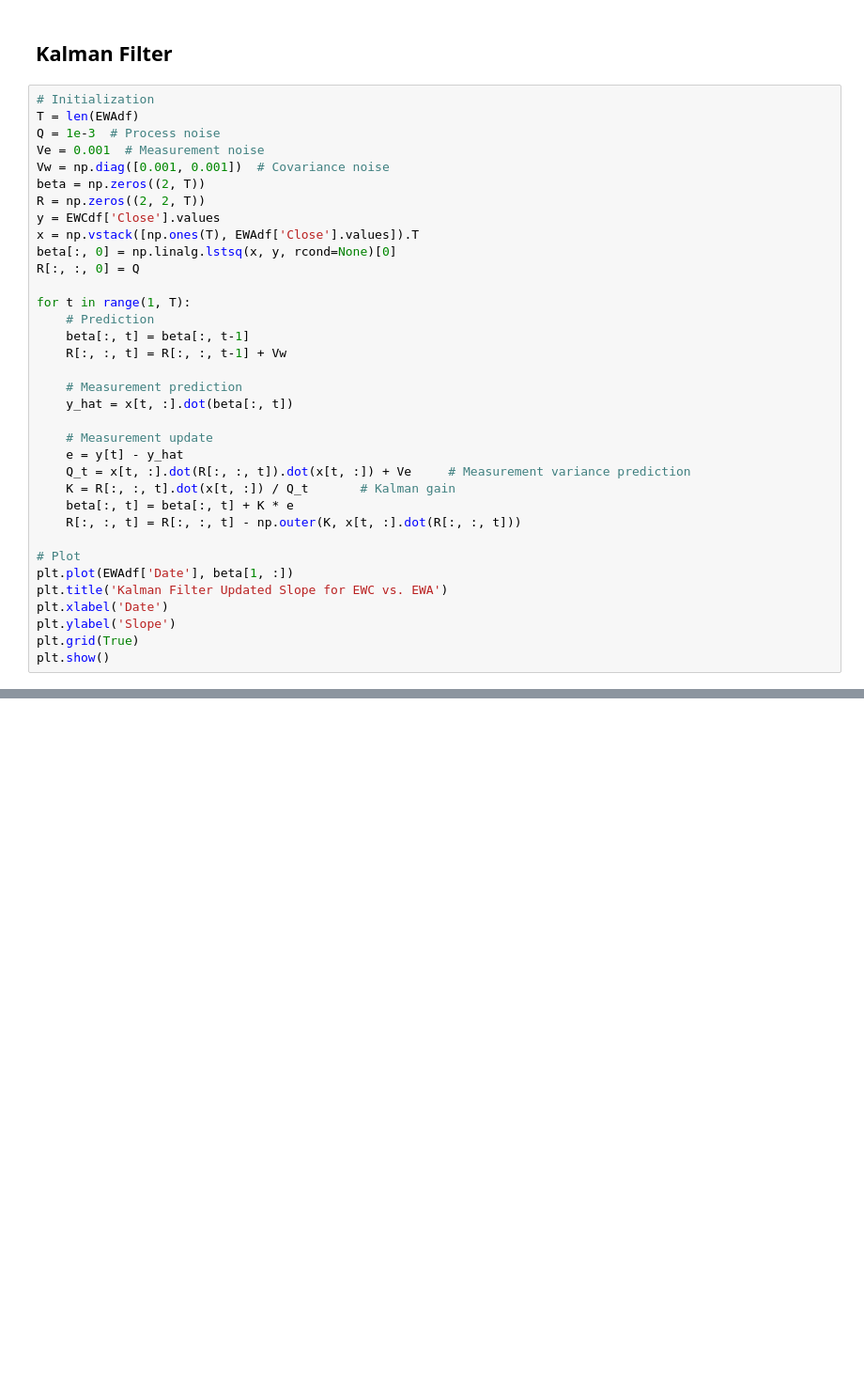
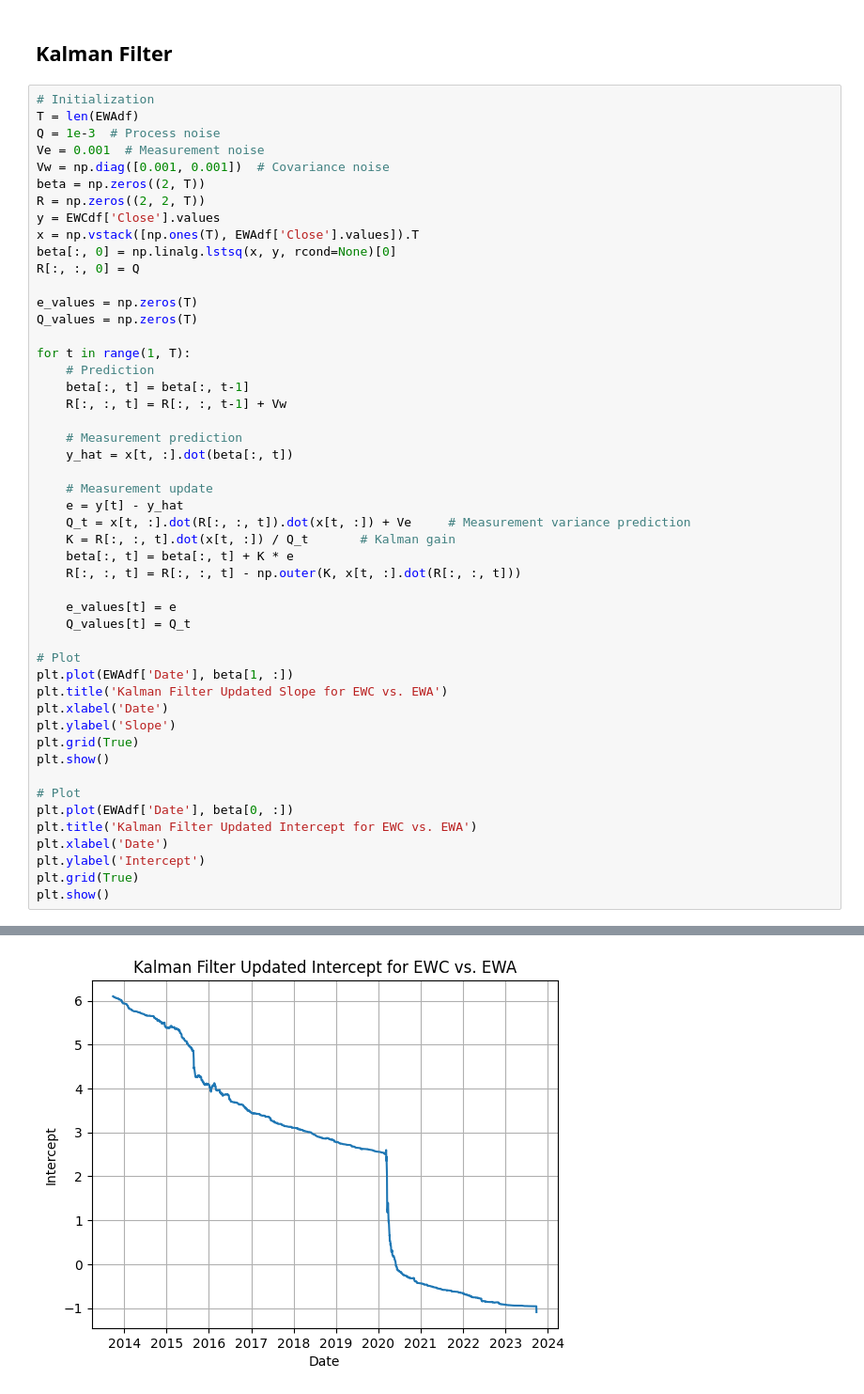
Before and after one commit to arjunmahesh1/Algo-Trading-Strategies-Practice, a Jupyter notebook: cointegration.ipynb, the cells around one changed output, grey strips where cells are left out. Shown: that part at 94% size. Cells and saved outputs as stored; diff of their text form; blank space fills up the shorter version.

Commit message:
Kalman Strategy

```diff
--- a/cointegration.ipynb
+++ b/cointegration.ipynb
@@ -248,30 +248,45 @@ beta = np.zeros((2, T))
 R = np.zeros((2, 2, T))
 y = EWCdf['Close'].values
 x = np.vstack([np.ones(T), EWAdf['Close'].values]).T
 beta[:, 0] = np.linalg.lstsq(x, y, rcond=None)[0]
 R[:, :, 0] = Q
+
+e_values = np.zeros(T)
+Q_values = np.zeros(T)
 
 for t in range(1, T):
     # Prediction
     beta[:, t] = beta[:, t-1]
     R[:, :, t] = R[:, :, t-1] + Vw
 
     # Measurement prediction
     y_hat = x[t, :].dot(beta[:, t])
 
     # Measurement update
     e = y[t] - y_hat
     Q_t = x[t, :].dot(R[:, :, t]).dot(x[t, :]) + Ve     # Measurement variance prediction
     K = R[:, :, t].dot(x[t, :]) / Q_t       # Kalman gain
     beta[:, t] = beta[:, t] + K * e
     R[:, :, t] = R[:, :, t] - np.outer(K, x[t, :].dot(R[:, :, t]))
 
+    e_values[t] = e
+    Q_values[t] = Q_t
+
 # Plot
 plt.plot(EWAdf['Date'], beta[1, :])
 plt.title('Kalman Filter Updated Slope for EWC vs. EWA')
 plt.xlabel('Date')
 plt.ylabel('Slope')
 plt.grid(True)
 plt.show()
+
+# Plot
+plt.plot(EWAdf['Date'], beta[0, :])
+plt.title('Kalman Filter Updated Intercept for EWC vs. EWA')
+plt.xlabel('Date')
+plt.ylabel('Intercept')
+plt.grid(True)
+plt.show()
 # %% [output]
 [figure]
+[figure, added]
```
Also changed, not shown: parts of 2 cells of this notebook.
